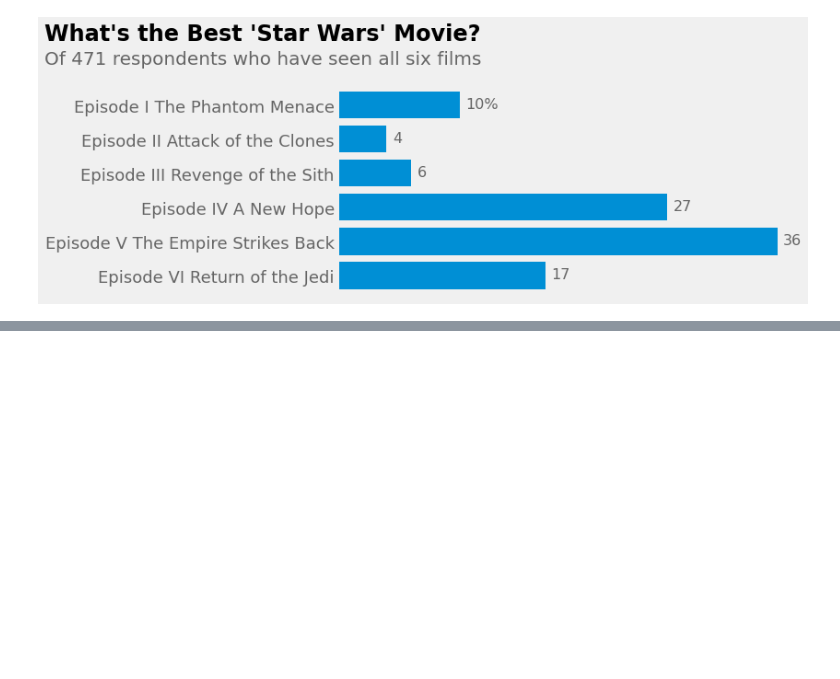
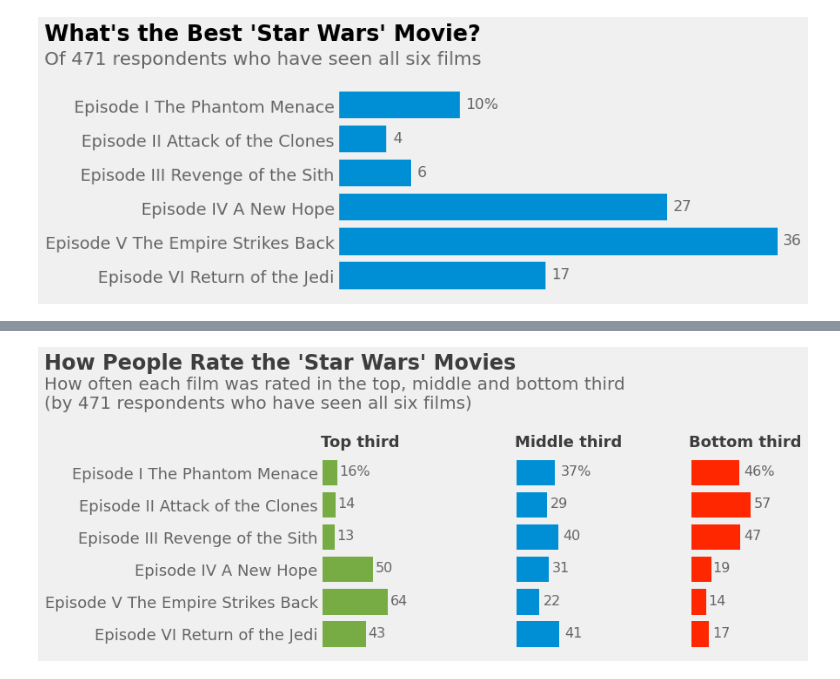
Before and after one commit to MuhammadAwon/datascience-projects, a Jupyter notebook: Projects/star-wars/star-wars-survey.ipynb, the cells around one changed output, grey strips where cells are left out. Saved outputs shown, nothing was run; the diff lists cells and outputs as text; code cells hidden in the pictures; blank space fills up the shorter version.

```diff
--- a/Projects/star-wars/star-wars-survey.ipynb
+++ b/Projects/star-wars/star-wars-survey.ipynb
@@ -802,0 +827,15 @@ plt.show()
+# %%
+# Count number of times each movie is rated and split the result
+# into three groups
+each_movie_rating = seen_all_df[ranking_cols].apply(lambda x: x.value_counts(bins=3))
+
+# Transpose columns to index in 'each_movie_rating'
+each_movie_rating = each_movie_rating.T
+
+# Rename column names
+col_names = ['top_movies', 'middle_movies', 'bottom_movies']
+each_movie_rating.set_axis(labels=col_names, axis='columns', inplace=True)
+
+# Calculate the percentage in the 'each_movie_rating'
+each_movie_rating_per = round(each_movie_rating / len(seen_all_df) * 100, 0)
+each_movie_rating_per
@@ -802,0 +850,81 @@ plt.show()
+# %%
+# Assign each columns in 'each_movie_rating_per' to the variables
+top_movies = each_movie_rating_per['top_movies']
+middle_movies = each_movie_rating_per['middle_movies']
+bottom_movies = each_movie_rating_per['bottom_movies']
+
+# Make a barh graph to visualize the results
+fig, ax = plt.subplots(ncols=3, figsize=(8, 4), sharex=True)
+
+# Create plot for 'top_movies'
+top_movies.sort_index(ascending=False).plot(kind='barh', ax=ax[0], width=0.8, color='#77ab43')
+ax[0].set_title('Top third', fontsize=18, fontweight='bold', color='#3d3d3d', loc='left')
+ax[0].grid([])
+ax[0].set_xticks([])
+ax[0].set_yticks(ax[0].get_yticks(), fontsize=18, color='#656565', labels=ylabels[::-1])
+
+# Set bar labels for top movies
+barlabels_ycoords = 4.9
+barlabels_xcoords = {'16%': 18,
+                    '14': 16,
+                    '13': 15,
+                    '50': 52.5,
+                    '64': 66.5,
+                    '43': 45.5}
+
+for bar_label, xcoords in barlabels_xcoords.items():
+    ax[0].text(x=xcoords, y=barlabels_ycoords, s=bar_label, fontsize=16, color='#656565')
+    barlabels_ycoords -= 1
+
+
+# Create plot for 'middle_movies'
+middle_movies.sort_index(ascending=False).plot(kind='barh', ax=ax[1], width=0.8, color='#008fd5', left=40)
+ax[1].set_title('Middle third', fontsize=18, fontweight='bold', color='#3d3d3d', loc='right', x=1.15)
+ax[1].grid([])
+ax[1].set_xticks([])
+ax[1].set_yticks([])
+
+# Set bar labels for middle movies
+barlabels_ycoords = 4.9
+barlabels_xcoords = {'37%': 82,
+                    '29': 72.5,
+                    '40': 84,
+                    '31': 74,
+                    '22': 66,
+                    '41': 86}
+
+for bar_label, xcoords in barlabels_xcoords.items():
+    ax[1].text(x=xcoords, y=barlabels_ycoords, s=bar_label, fontsize=16, color='#656565')
+    barlabels_ycoords -= 1
+
+
+# Create plot for 'bottom_movies'
+bottom_movies.sort_index(ascending=False).plot(kind='barh', ax=ax[2], width=0.8, color='#ff2700', left=60)
+ax[2].set_title('Bottom third', fontsize=18, fontweight='bold', color='#3d3d3d', loc='right', x=1.35)
+ax[2].grid([])
+ax[2].set_xticks([])
+ax[2].set_yticks([])
+
+# Set bar labels for middle movies
+barlabels_ycoords = 4.9
+barlabels_xcoords = {'46%': 110,
+                    '57': 120,
+                    '47': 110,
+                    '19': 80.5,
+                    '14': 76,
+                    '17': 80}
+
+for bar_label, xcoords in barlabels_xcoords.items():
+    ax[2].text(x=xcoords, y=barlabels_ycoords, s=bar_label, fontsize=16, color='#656565')
+    barlabels_ycoords -= 1
+
+# Add main title
+ax[0].text(x=-265, y=8.2, s='How People Rate the \'Star Wars\' Movies', fontsize=24, fontweight='bold', color='#3d3d3d')
+
+# Add subtitle
+ax[0].text(x=-265, y=7, s='How often each film was rated in the top, middle and bottom third\n(by 471 respondents who have seen all six films)',
+           fontsize=20, color='#656565')
+
+plt.show()
+# %% [output]
+[figure, added]
```
Also changed, not shown: parts of 24 cells of this notebook.
